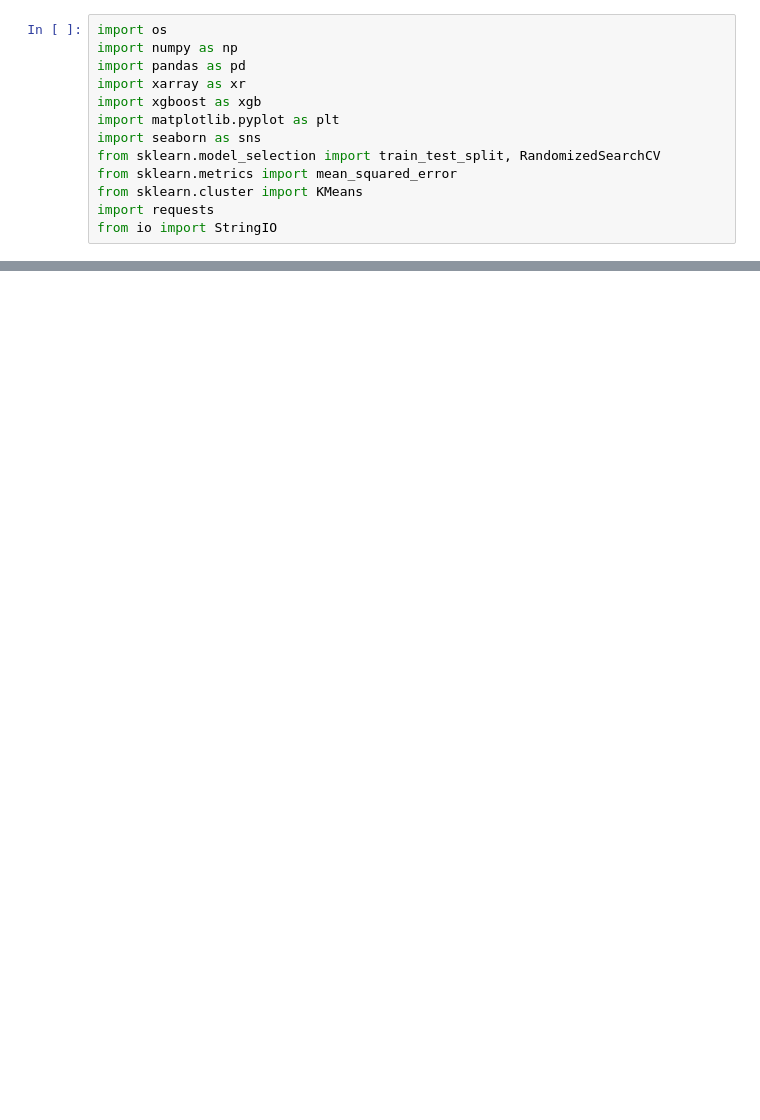
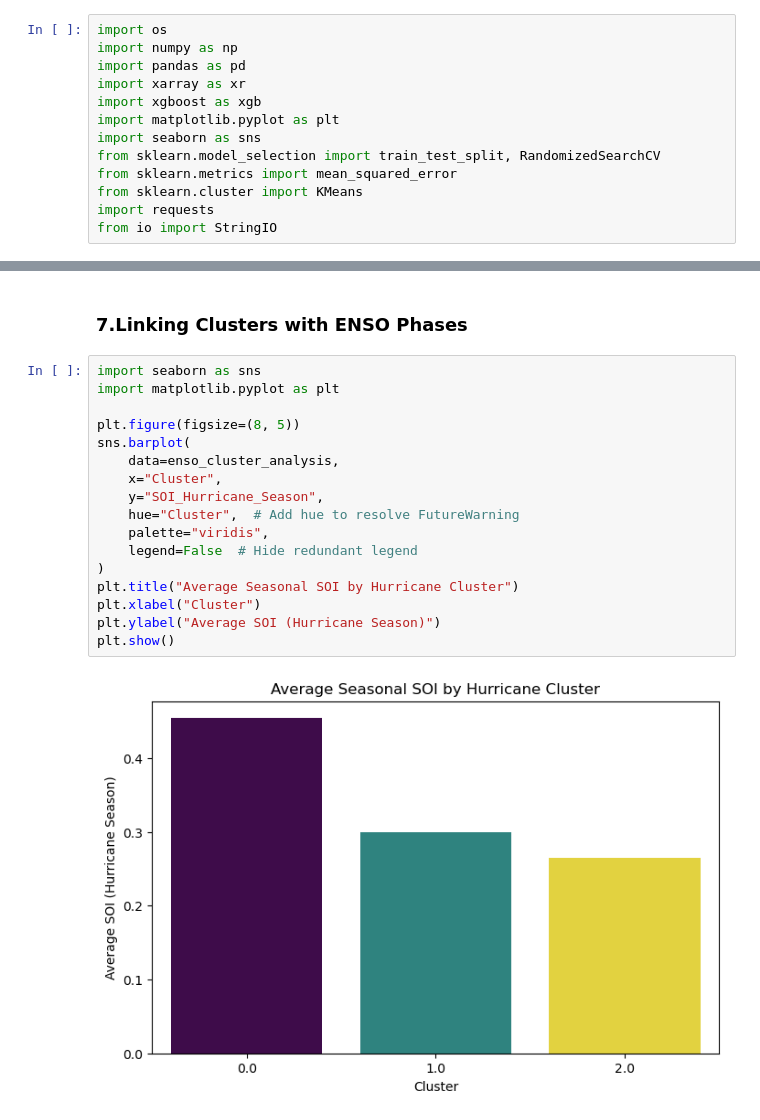
Before and after one commit to 30815Kelvin/Machine-Learning-G2, a Jupyter notebook: Project 1/Group2.ipynb, the cells around one changed output, grey strips where cells are left out. Cells and saved outputs as stored; diff of their text form; blank space fills up the shorter version.

```diff
--- a/Project 1/Group2.ipynb
+++ b/Project 1/Group2.ipynb
@@ -222,0 +302,21 @@ XGBRegressor(base_score=None, booster=None, callbacks=None,
+# %% [markdown]
+### 7.Linking Clusters with ENSO Phases
+# %%
+import seaborn as sns
+import matplotlib.pyplot as plt
+
+plt.figure(figsize=(8, 5))
+sns.barplot(
+    data=enso_cluster_analysis,
+    x="Cluster",
+    y="SOI_Hurricane_Season",
+    hue="Cluster",  # Add hue to resolve FutureWarning
+    palette="viridis",
+    legend=False  # Hide redundant legend
+)
+plt.title("Average Seasonal SOI by Hurricane Cluster")
+plt.xlabel("Cluster")
+plt.ylabel("Average SOI (Hurricane Season)")
+plt.show()
+# %% [output]
+[figure, added]
```
Also changed, not shown: parts of 58 cells of this notebook.
